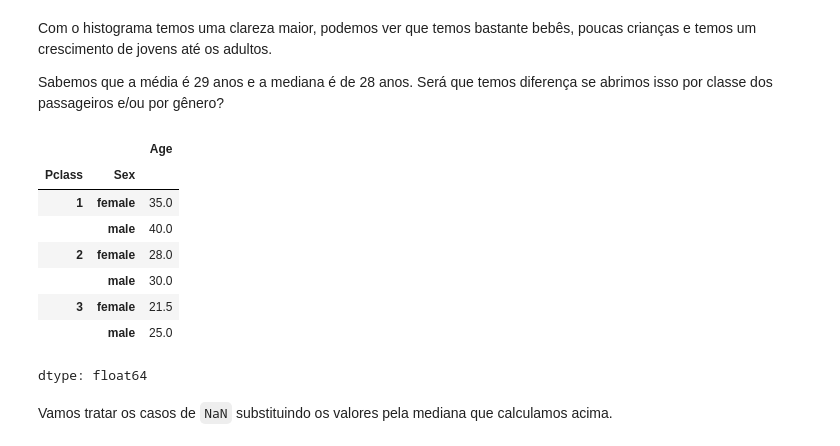
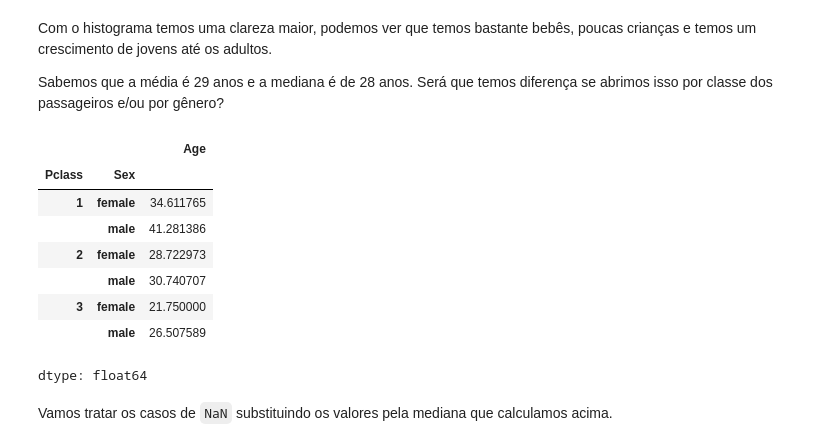
Before and after one commit to varsantos/Data_science, a Jupyter notebook: Titanic.ipynb, the cells around one changed output. Drawn from its saved outputs; the diff is of its cells as text; code cells hidden in the pictures.

Commit message:
Correção do cálculo da idade, agora usando Média

```diff
--- a/Titanic.ipynb
+++ b/Titanic.ipynb
@@ -424,16 +424,16 @@ Sabemos que a média é 29 anos e a mediana é de 28 anos. Será que temos difer
 # %%
 #verificando a média de idade por classe do Titanic
 
-train.groupby(['Pclass', 'Sex'])['Age'].median() #Essa função vamos agrupar por classes e por idade e achar a média
+train.groupby(['Pclass', 'Sex'])['Age'].mean() #Essa função vamos agrupar por classes e por idade e achar a média
 # %% [output]
 |  |  | Age |
 | Pclass | Sex |  |
-| 1 | female | 35.0 |
-|  | male | 40.0 |
-| 2 | female | 28.0 |
-|  | male | 30.0 |
-| 3 | female | 21.5 |
-|  | male | 25.0 |
+| 1 | female | 34.611765 |
+|  | male | 41.281386 |
+| 2 | female | 28.722973 |
+|  | male | 30.740707 |
+| 3 | female | 21.750000 |
+|  | male | 26.507589 |
 dtype: float64
 # %% [markdown]
 Vamos tratar os casos de `NaN` substituindo os valores pela mediana que calculamos acima.
```
Also changed, not shown: parts of 10 cells of this notebook.
